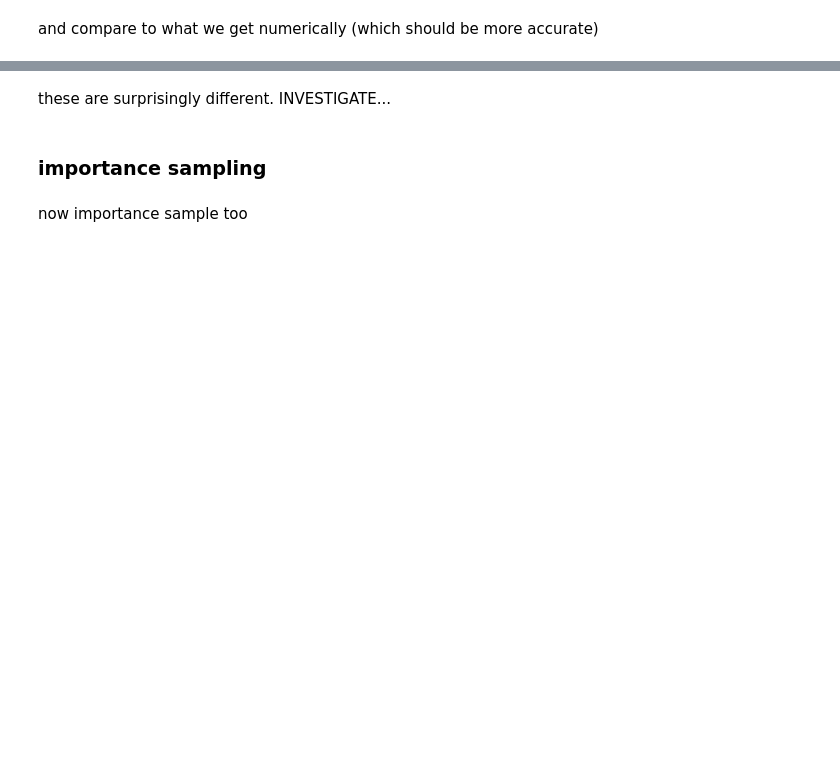
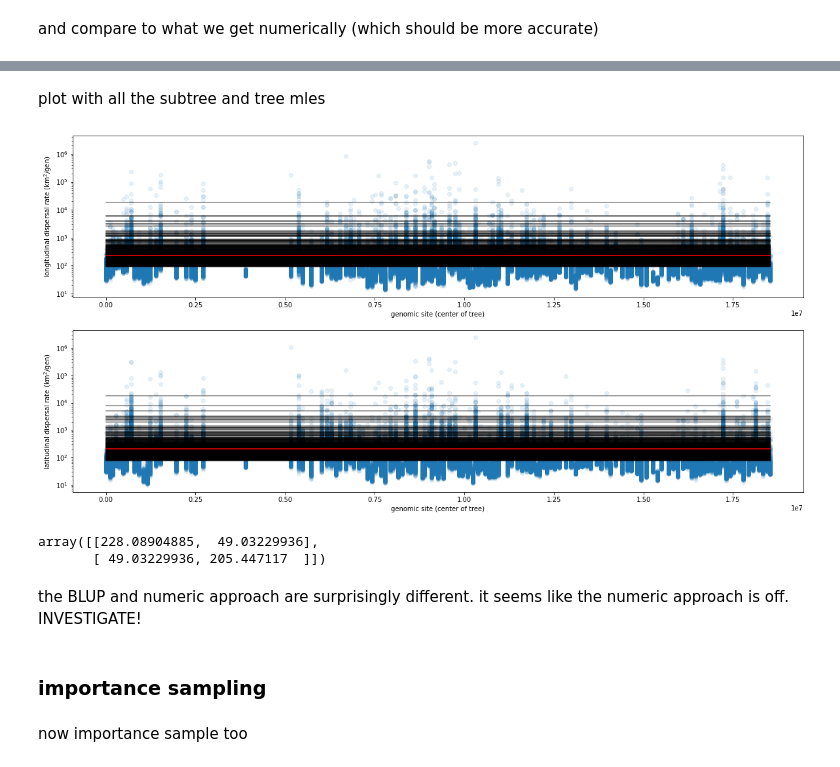
Before and after one commit to mmosmond/sparg-ms, a Jupyter notebook: athaliana/longreads/notebooks/dispersal-estimates.ipynb, the cells around one changed output, grey strips where cells are left out. Drawn from its saved outputs; the diff is of its cells as text; code cells hidden in the pictures; blank space fills up the shorter version.

```diff
--- a/athaliana/longreads/notebooks/dispersal-estimates.ipynb
+++ b/athaliana/longreads/notebooks/dispersal-estimates.ipynb
@@ -637,7 +554,8 @@ def cov_matrix_to_sds_rho(C):
 
     return [sdx, sdy, rho]
 
-def mle_dispersal(locations, shared_times, samples, covs0=None, phi0=None, bnds=None, important=True, coal_times=None, logpcoals=None,
+def mle_dispersal(locations, shared_times, samples, covs0=None, phi0=None, bnds=None,
+                  important=True, coal_times=None, logpcoals=None,
                   scale_phi=None, tCutoff=None, tsplits=[], method='L-BFGS-B', options=None, n=None,
                   force_numeric=False, BLUP=False):
     """
@@ -957,6 +875,6 @@ great that is very close.
 # %% [markdown]
 now let's try using all the trees, via the BLUP method
 # %%
-mle_dispersal(locations_ordered, stsss, smplss, BLUP=True)
+cmle_blup = mle_dispersal(locations_ordered, stsss, smplss, BLUP=True)
 # %% [output]
 inferring dispersal rate from 138 loci
@@ -986,5 +900,53 @@ array([[0.00570562, 0.0024357 ],
-# %% [markdown]
-these are surprisingly different. INVESTIGATE...
+# %% [markdown]
+plot with all the subtree and tree mles
+# %%
+fig, axs = plt.subplots(2,1,figsize=(20,10))
+
+plot_data=[]
+for i,mles_locus in enumerate(mle_km2):
+    for j,mles_tree in enumerate(mles_locus):
+        for k,mle_subtree in enumerate(mles_tree):
+            x = bps[i][0] + (bps[i][1] - bps[i][0])/2 #center of tree
+            plot_data.append([x,mle_subtree[0],mle_subtree[1]]) #sigma^2
+plot_data=np.array(plot_data)
+
+# raw_avgs = np.mean(plot_data, axis=0)[1:]
+
+for i in range(2):
+    axs[i].scatter(plot_data[:,0], plot_data[:,i+1], alpha=0.1)
+#     axs[i].plot(plot_data[:,0], [raw_avgs[i] for _ in plot_data[:,0]], c='k', alpha=0.5)
+for ax in axs:
+    ax.set_xlabel('genomic site (center of tree)')
+    ax.set_yscale('log')
+#     ax.set_ylim(1e-2,1e2)
+axs[0].set_ylabel('longitudinal dispersal rate ($\mathrm{km}^2/\mathrm{gen}$)')
+axs[1].set_ylabel('latitudinal dispersal rate ($\mathrm{km}^2/\mathrm{gen}$)')
+
+# plt.subplots_adjust(wspace=0.25)
+xs = np.linspace(0,np.max(bps),2)
+for cmle in cmle_trees:
+    ys = [mles_to_km2(cmle,meanlon) for _ in xs]
+    for i in range(2):
+        axs[i].plot(xs, [j[i] for j in ys], c='k', alpha=0.5)
+
+ys = [mles_to_km2(cmle_blup,meanlon) for _ in xs]
+for i in range(2):
+    axs[i].plot(xs, [j[i] for j in ys], c='r', alpha=1)
+
+# ys = [mles_to_km2(cmle_numeric,meanlon) for _ in xs]
+# for i in range(2):
+#     axs[i].plot(xs, [j[i] for j in ys], c='orange', alpha=1)
+
+plt.show()
+# %% [output]
+[figure, added]
+# %%
+cmle_blup * 110**2
+# %% [output]
+array([[228.08904885,  49.03229936],
+       [ 49.03229936, 205.447117  ]])
+# %% [markdown]
+the BLUP and numeric approach are surprisingly different. it seems like the numeric approach is off. INVESTIGATE!
 # %% [markdown]
 ### importance sampling
 # %% [markdown]
```
Also changed, not shown: parts of 80 cells of this notebook, 5 other files.
